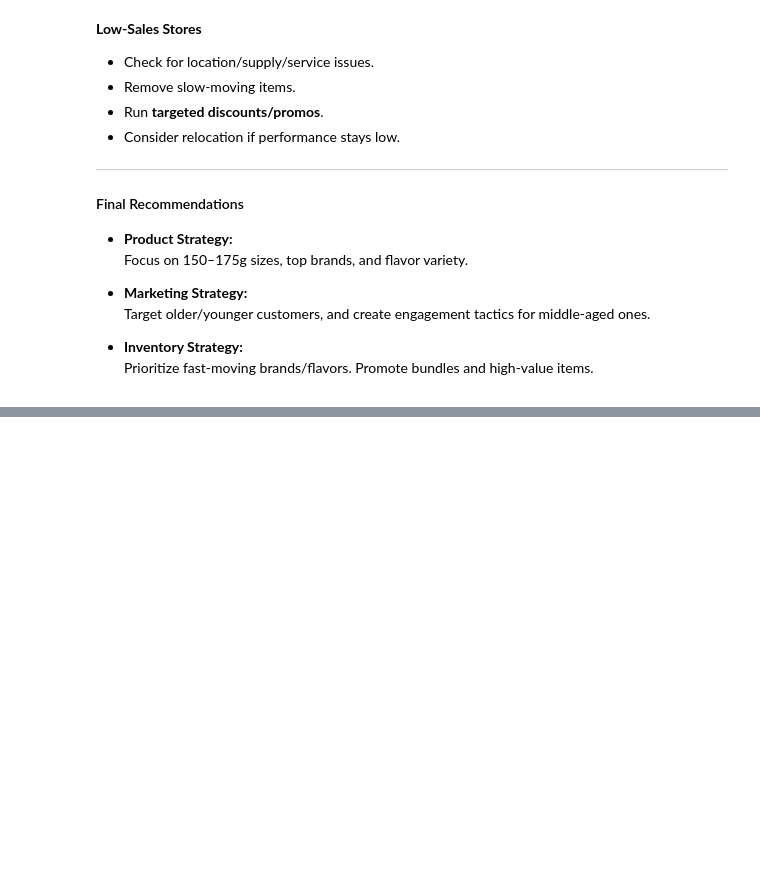
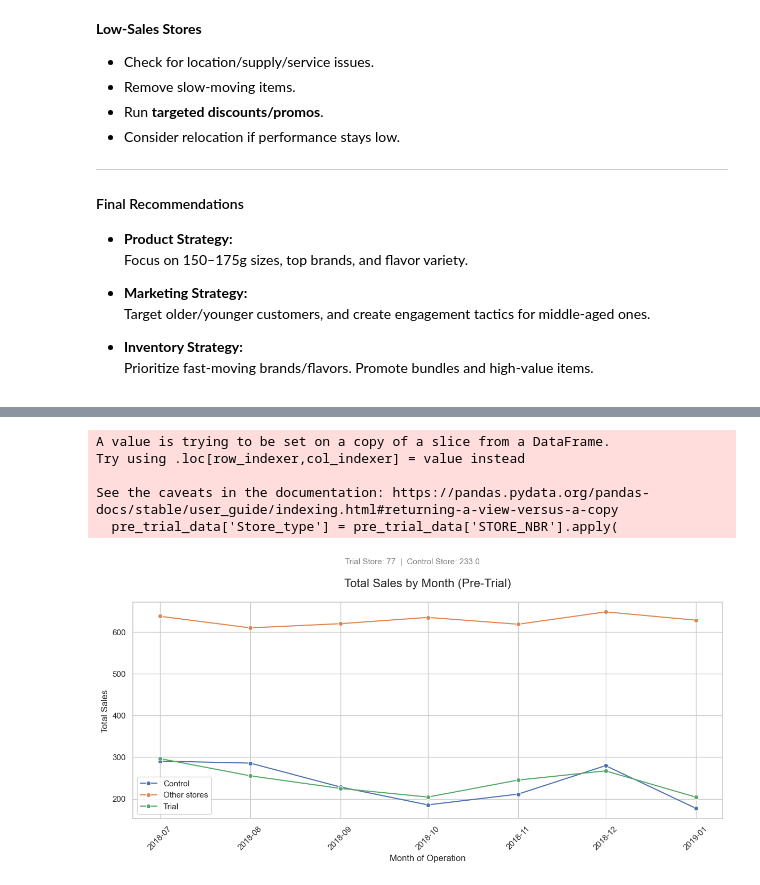
Before and after one commit to Shrashtichouhan14/CustomerSegmentation, a Jupyter notebook: Code/Analysis.ipynb, the cells around one changed output, grey strips where cells are left out. Drawn from its saved outputs; the diff is of its cells as text; code cells hidden in the pictures; blank space fills up the shorter version.

```diff
--- a/Code/Analysis.ipynb
+++ b/Code/Analysis.ipynb
@@ -2044,0 +2080,3 @@ Focus marketing on older/younger adults. Develop strategies to attract middle-ag
+# %%
+merged_df['MONTH'] = merged_df['DATE'].dt.to_period('M').astype(str)
+merged_df['MONTH'] = pd.to_datetime(merged_df['MONTH'], format='%Y-%m')
@@ -2044,0 +2112,2 @@ Focus marketing on older/younger adults. Develop strategies to attract middle-ag
+# %%
+measures['MONTH'] = pd.to_datetime(measures['MONTH'], format='%Y-%m')
@@ -2044,0 +2362,6 @@ Focus marketing on older/younger adults. Develop strategies to attract middle-ag
+# %%
+# Merge the sales and customer score DataFrames on Store1 and Store2
+score_Control = pd.merge(score_nSales[['Store1', 'Store2', 'scoreNSales']],
+                         score_nCustomers[['Store1', 'Store2', 'scoreNCust']],
+                         on=['Store1', 'Store2'])
+score_Control
@@ -2044,0 +2382,9 @@ Focus marketing on older/younger adults. Develop strategies to attract middle-ag
+# %%
+# Calculate the final control score as a simple average of sales and customer scores
+score_Control['finalControlScore'] = 0.5 * score_Control['scoreNSales'] + 0.5 * score_Control['scoreNCust']
+
+# To find the control store with the highest score for the trial store (Store1)
+best_control_store = score_Control.loc[score_Control['finalControlScore'].idxmax()]
+
+print("Best control store for trial store", best_control_store['Store1'], "is store", best_control_store['Store2'])
+print("With a control similarity score of:", best_control_store['finalControlScore'])
@@ -2044,0 +2425,42 @@ Focus marketing on older/younger adults. Develop strategies to attract middle-ag
+# %%
+import pandas as pd
+import matplotlib.pyplot as plt
+import seaborn as sns
+
+# Define trial and control store numbers
+trial_store = 77  # Replace with your actual trial store
+control_store = best_control_store['Store2']
+
+# STEP 1: Label store type
+pre_trial_data['Store_type'] = pre_trial_data['STORE_NBR'].apply(
+    lambda x: 'Trial' if x == trial_store else ('Control' if x == control_store else 'Other stores')
+)
+
+# STEP 2: Group and average total sales per month per store type
+sales_by_month = (
+    pre_trial_data
+    .groupby(['MONTH', 'Store_type'])['totSales']
+    .mean()
+    .reset_index()
+)
+
+# STEP 3: Plot
+plt.figure(figsize=(12, 6))
+sns.lineplot(data=sales_by_month, x='MONTH', y='totSales', hue='Store_type', marker='o')
+
+plt.suptitle(f'Trial Store: {trial_store}  |  Control Store: {control_store}', fontsize=11, y=0.98, color='gray')
+plt.title('Total Sales by Month (Pre-Trial)', fontsize=16, pad=20)
+plt.xlabel('Month of Operation')
+plt.ylabel('Total Sales ')
+plt.xticks(rotation=45)
+plt.grid(True)
+plt.tight_layout()
+plt.legend()
+plt.show()
+# %% [output]
+A value is trying to be set on a copy of a slice from a DataFrame.
+Try using .loc[row_indexer,col_indexer] = value instead
+
+See the caveats in the documentation: https://pandas.pydata.org/pandas-docs/stable/user_guide/indexing.html#returning-a-view-versus-a-copy
+  pre_trial_data['Store_type'] = pre_trial_data['STORE_NBR'].apply(
+[figure, added]
```
Also changed, not shown: parts of 31 cells of this notebook, 2 other files.
